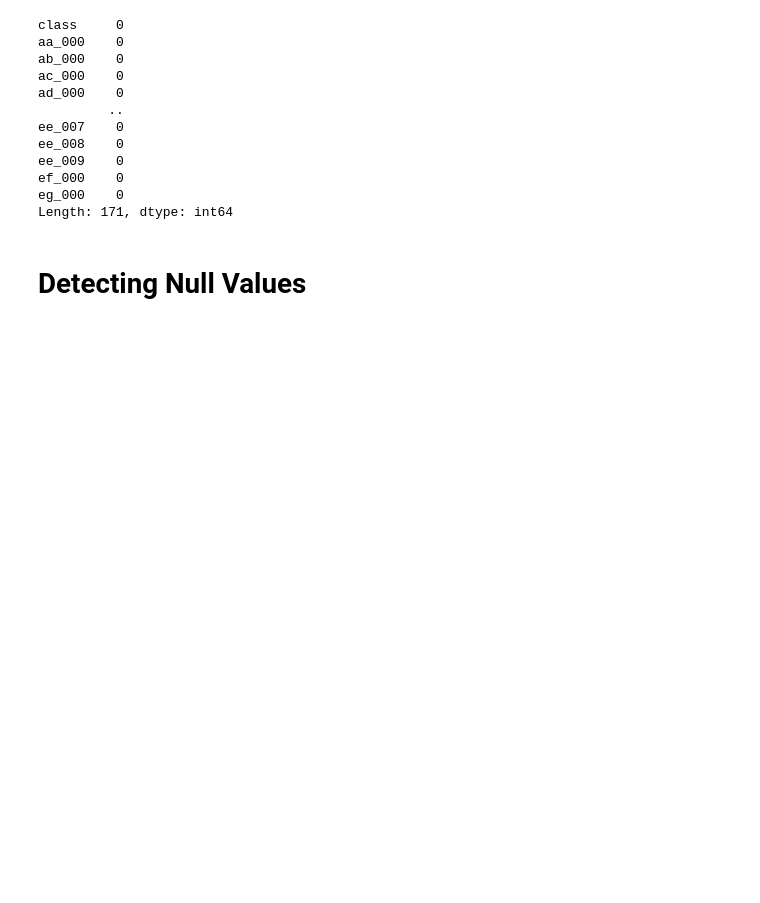
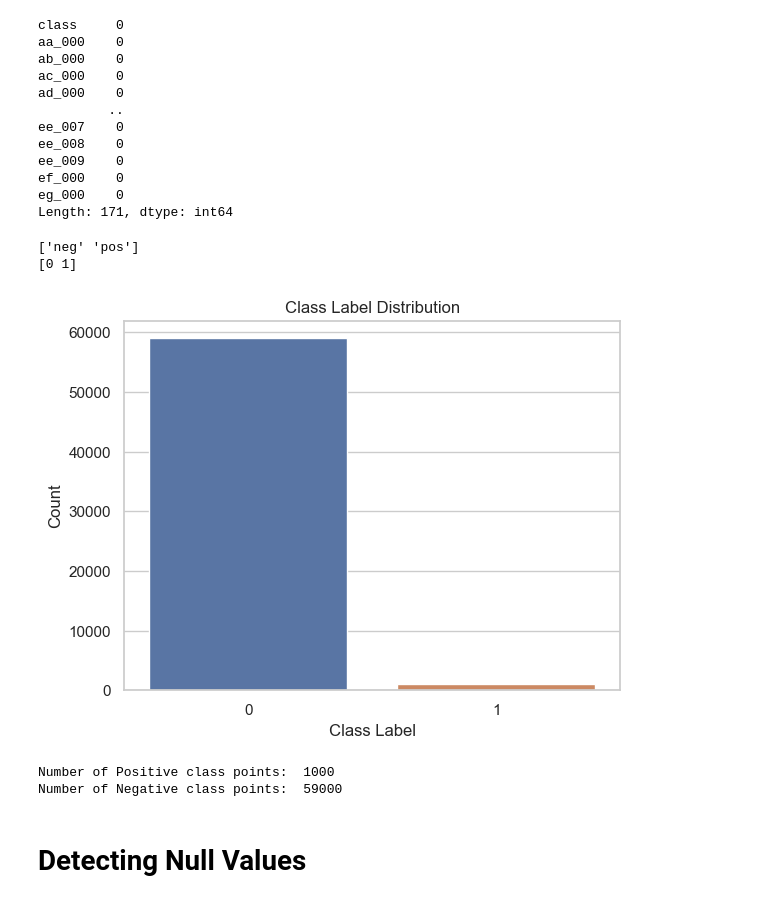
Before and after one commit to CourtneySara/DPrep_HDip_CA1, a Jupyter notebook: Courtney_DPrepHDip_CA1.ipynb, the cells around one changed output. Drawn from its saved outputs; the diff is of its cells as text; code cells hidden in the pictures; blank space fills up the shorter version.

```diff
--- a/Courtney_DPrepHDip_CA1.ipynb
+++ b/Courtney_DPrepHDip_CA1.ipynb
@@ -91,5 +94,29 @@ ee_009    0
 ef_000    0
 eg_000    0
 Length: 171, dtype: int64
+# %%
+def get_correct_label(y):
+
+    return y.replace(['neg','pos'],[0,1])
+
+print(df['class'].unique())
+df['class'] = get_correct_label(df['class'])
+print(df['class'].unique())
+# %% [output]
+['neg' 'pos']
+[0 1]
+# %%
+sns.barplot(data=df,x=df['class'].unique(),y=df['class'].value_counts())
+plt.title('Class Label Distribution')
+plt.xlabel('Class Label')
+plt.ylabel('Count')
+plt.show()
+
+print('Number of Positive class points: ',df['class'].value_counts()[1])
+print('Number of Negative class points: ',df['class'].value_counts()[0])
+# %% [output]
+[figure, added]
+Number of Positive class points:  1000
+Number of Negative class points:  59000
 # %% [markdown]
 # Detecting Null Values
```
Also changed, not shown: parts of 20 cells of this notebook.
